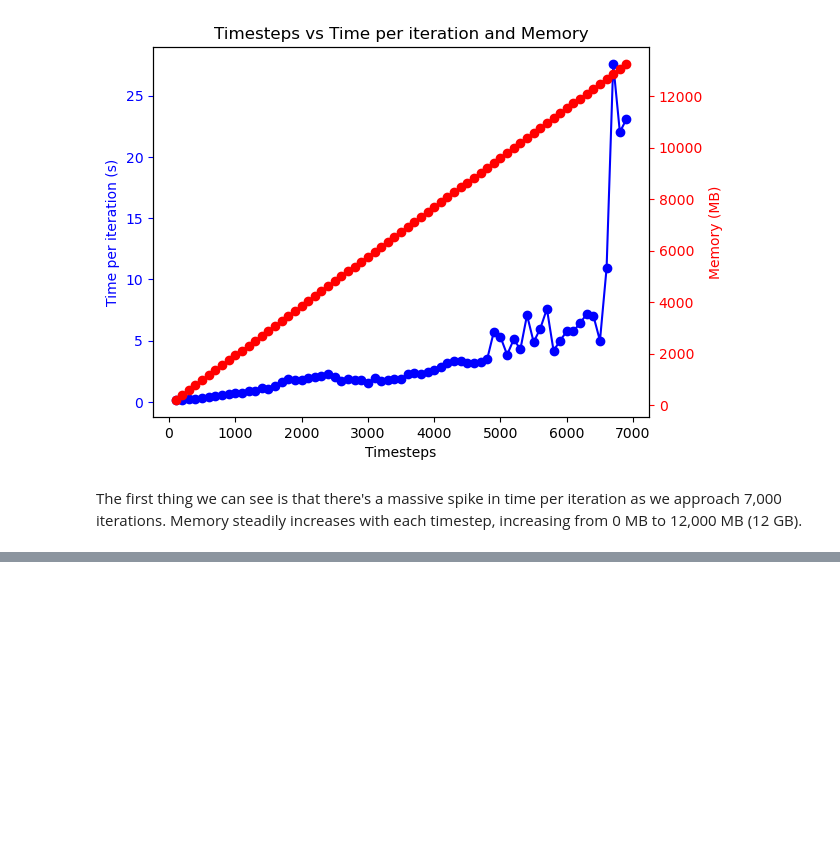
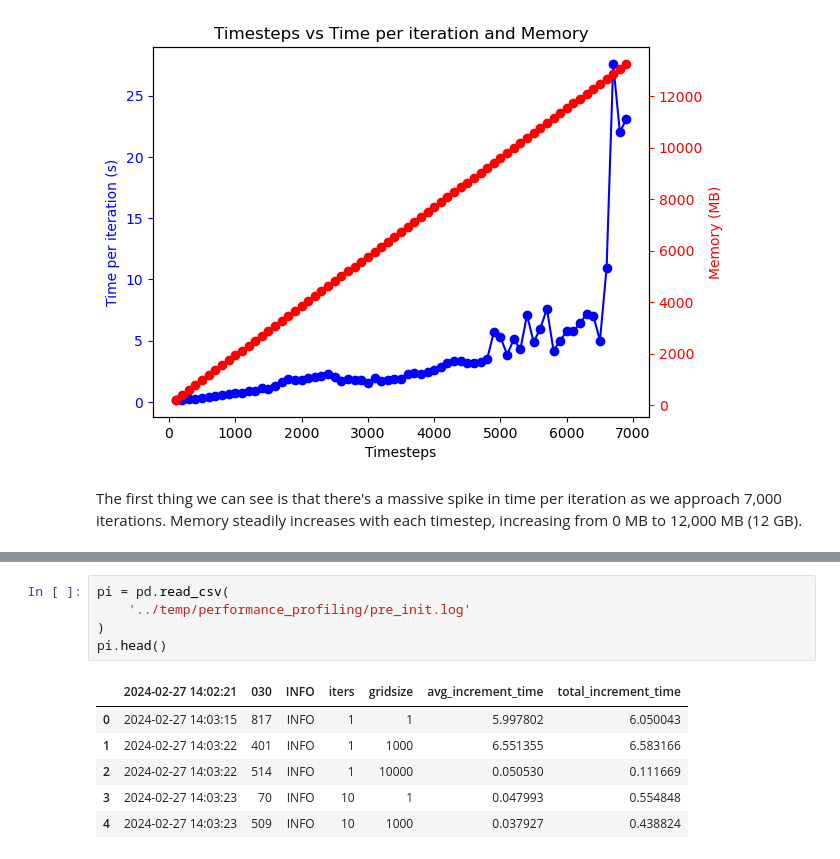
Before and after one commit to EcohydrologyTeam/ClearWater-modules, a Jupyter notebook: examples/dev_sandbox/performance_profiling_tsm.ipynb, the cells around one changed output, grey strips where cells are left out. Saved outputs shown, nothing was run; the diff lists cells and outputs as text; blank space fills up the shorter version.

```diff
--- a/examples/dev_sandbox/performance_profiling_tsm.ipynb
+++ b/examples/dev_sandbox/performance_profiling_tsm.ipynb
@@ -106,0 +112,12 @@ The first thing we can see is that there's a massive spike in time per iteration
+# %%
+pi = pd.read_csv(
+    '../temp/performance_profiling/pre_init.log'
+)
+pi.head()
+# %% [output]
+|  | 2024-02-27 14:02:21 | 030 | INFO | iters | gridsize | avg_increment_time | total_increment_time |
+| 0 | 2024-02-27 14:03:15 | 817 | INFO | 1 | 1 | 5.997802 | 6.050043 |
+| 1 | 2024-02-27 14:03:22 | 401 | INFO | 1 | 1000 | 6.551355 | 6.583166 |
+| 2 | 2024-02-27 14:03:22 | 514 | INFO | 1 | 10000 | 0.050530 | 0.111669 |
+| 3 | 2024-02-27 14:03:23 | 70 | INFO | 10 | 1 | 0.047993 | 0.554848 |
+| 4 | 2024-02-27 14:03:23 | 509 | INFO | 10 | 1000 | 0.037927 | 0.438824 |
```
Also changed, not shown: parts of 8 cells of this notebook.
